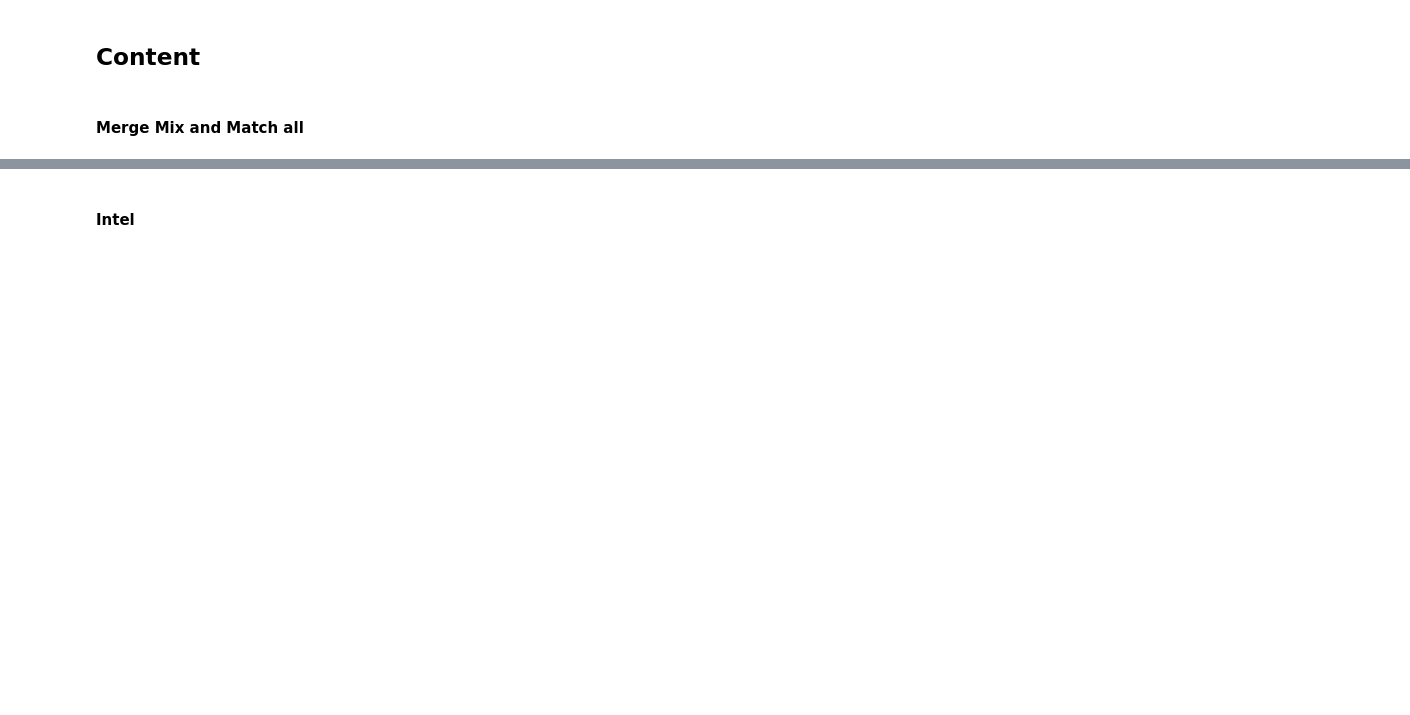
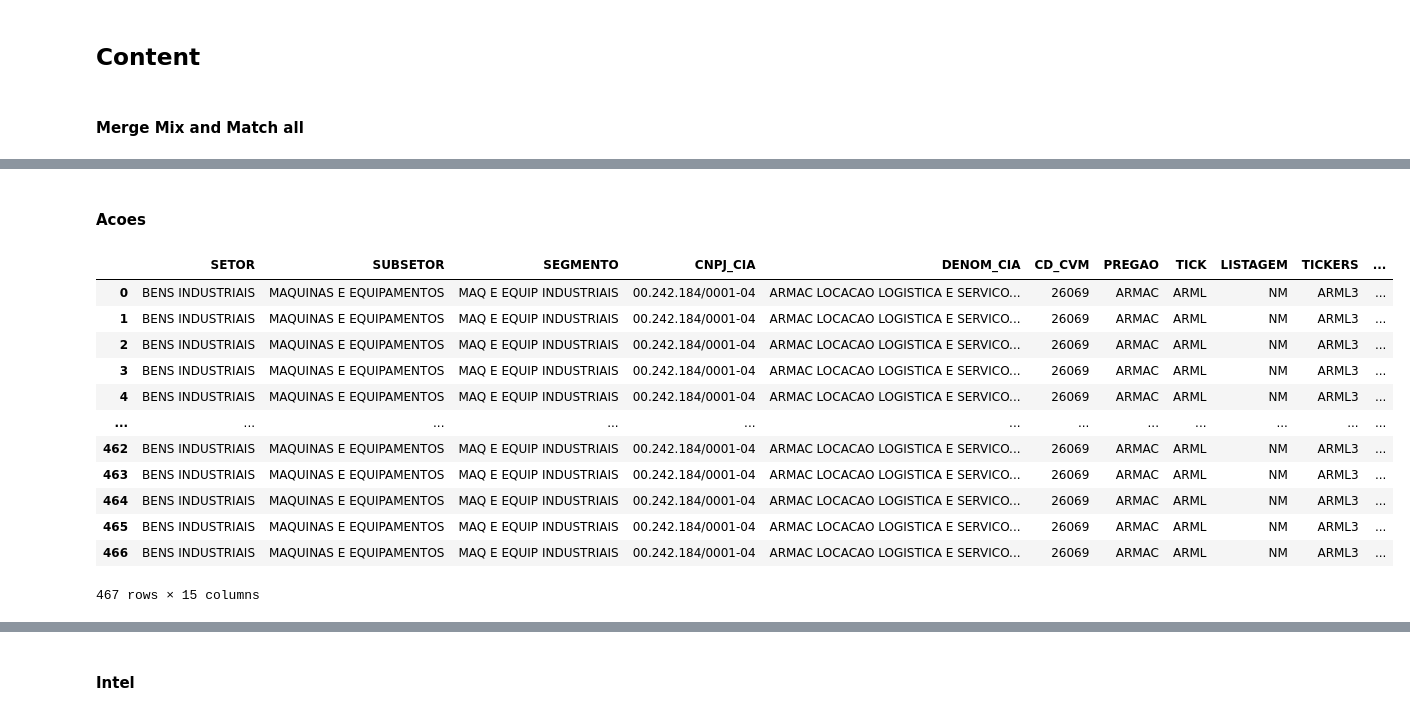
Before and after one commit to faustostangler/DSH, a Jupyter notebook: read_cvm.ipynb, the cells around one changed output, grey strips where cells are left out. Drawn from its saved outputs; the diff is of its cells as text; code cells hidden in the pictures; blank space fills up the shorter version.

```diff
--- a/read_cvm.ipynb
+++ b/read_cvm.ipynb
@@ -122,3 +122,38 @@ columns = ['FILENAME', 'DEMONSTRATIVO', 'BALANCE_SHEET', 'ANO', 'AGRUPAMENTO',
 df = b3_cvm['CONSUMO CICLICO'][columns].set_index('DT_REFER')
 df = convert_columns(df)
 df['DENOM_CIA'].unique()
+# %% [markdown]
+#### Acoes
+# %%
+acoes = run.load_pkl(f'{b3.app_folder}acoes')
+# Process the data and return the result
+acoes['Trimestre'] = pd.to_datetime(acoes['Trimestre'], errors='coerce', dayfirst=True)
+acoes['BALANCE_SHEET'] = 'STK'
+column_mapping = {
+    'Ações ON': '00.01.01',
+    'Ações PN': '00.02.01',
+    'Ações ON em Tesouraria': '00.01.02',
+    'Ações PN em Tesouraria': '00.02.02'
+}
+acoes = acoes.rename(columns={"Companhia": "DENOM_CIA", "Trimestre": "DT_REFER"})
+
+acoes = acoes.melt(id_vars=['DENOM_CIA', 'DT_REFER', 'BALANCE_SHEET'],
+                        value_vars=['Ações ON', 'Ações PN', 'Ações ON em Tesouraria', 'Ações PN em Tesouraria'],
+                        var_name='DS_CONTA', value_name='VL_CONTA').sort_values(by=['DENOM_CIA', 'DT_REFER', 'DS_CONTA'])
+
+acoes['CD_CONTA'] = acoes['DS_CONTA'].map(column_mapping)
+# %%
+intel_b3 = run.load_pkl(f'{b3.app_folder}intel_b3')
+df = intel_b3['BENS INDUSTRIAIS']
+# %%
+company = 'ARMAC LOCACAO LOGISTICA E SERVICOS SA'
+quarter = '2019-12-31'
+mc = acoes['DENOM_CIA'] == company
+mc &= acoes['DT_REFER'] == quarter
+acoesc = acoes[mc]
+
+mc = df['DENOM_CIA'] == company
+mc &= df['DT_REFER'] == quarter
+dfc = df[mc]
+
+df_ffill = pd.concat([dfc, acoesc], ignore_index=True).ffill()
@@ -124,0 +173,17 @@ df['DENOM_CIA'].unique()
+# %%
+
+df_ffill
+# %% [output]
+|  | SETOR | SUBSETOR | SEGMENTO | CNPJ_CIA | DENOM_CIA | CD_CVM | PREGAO | TICK | LISTAGEM | TICKERS | ... |
+| 0 | BENS INDUSTRIAIS | MAQUINAS E EQUIPAMENTOS | MAQ E EQUIP INDUSTRIAIS | 00.242.184/0001-04 | ARMAC LOCACAO LOGISTICA E SERVICO... | 26069 | ARMAC | ARML | NM | ARML3 | ... |
+| 1 | BENS INDUSTRIAIS | MAQUINAS E EQUIPAMENTOS | MAQ E EQUIP INDUSTRIAIS | 00.242.184/0001-04 | ARMAC LOCACAO LOGISTICA E SERVICO... | 26069 | ARMAC | ARML | NM | ARML3 | ... |
+| 2 | BENS INDUSTRIAIS | MAQUINAS E EQUIPAMENTOS | MAQ E EQUIP INDUSTRIAIS | 00.242.184/0001-04 | ARMAC LOCACAO LOGISTICA E SERVICO... | 26069 | ARMAC | ARML | NM | ARML3 | ... |
+| 3 | BENS INDUSTRIAIS | MAQUINAS E EQUIPAMENTOS | MAQ E EQUIP INDUSTRIAIS | 00.242.184/0001-04 | ARMAC LOCACAO LOGISTICA E SERVICO... | 26069 | ARMAC | ARML | NM | ARML3 | ... |
+| 4 | BENS INDUSTRIAIS | MAQUINAS E EQUIPAMENTOS | MAQ E EQUIP INDUSTRIAIS | 00.242.184/0001-04 | ARMAC LOCACAO LOGISTICA E SERVICO... | 26069 | ARMAC | ARML | NM | ARML3 | ... |
+| ... | ... | ... | ... | ... | ... | ... | ... | ... | ... | ... | ... |
+| 462 | BENS INDUSTRIAIS | MAQUINAS E EQUIPAMENTOS | MAQ E EQUIP INDUSTRIAIS | 00.242.184/0001-04 | ARMAC LOCACAO LOGISTICA E SERVICO... | 26069 | ARMAC | ARML | NM | ARML3 | ... |
+| 463 | BENS INDUSTRIAIS | MAQUINAS E EQUIPAMENTOS | MAQ E EQUIP INDUSTRIAIS | 00.242.184/0001-04 | ARMAC LOCACAO LOGISTICA E SERVICO... | 26069 | ARMAC | ARML | NM | ARML3 | ... |
+| 464 | BENS INDUSTRIAIS | MAQUINAS E EQUIPAMENTOS | MAQ E EQUIP INDUSTRIAIS | 00.242.184/0001-04 | ARMAC LOCACAO LOGISTICA E SERVICO... | 26069 | ARMAC | ARML | NM | ARML3 | ... |
+| 465 | BENS INDUSTRIAIS | MAQUINAS E EQUIPAMENTOS | MAQ E EQUIP INDUSTRIAIS | 00.242.184/0001-04 | ARMAC LOCACAO LOGISTICA E SERVICO... | 26069 | ARMAC | ARML | NM | ARML3 | ... |
+| 466 | BENS INDUSTRIAIS | MAQUINAS E EQUIPAMENTOS | MAQ E EQUIP INDUSTRIAIS | 00.242.184/0001-04 | ARMAC LOCACAO LOGISTICA E SERVICO... | 26069 | ARMAC | ARML | NM | ARML3 | ... |
+467 rows × 15 columns
```
Also changed, not shown: parts of 30 cells of this notebook, 3 other files.
